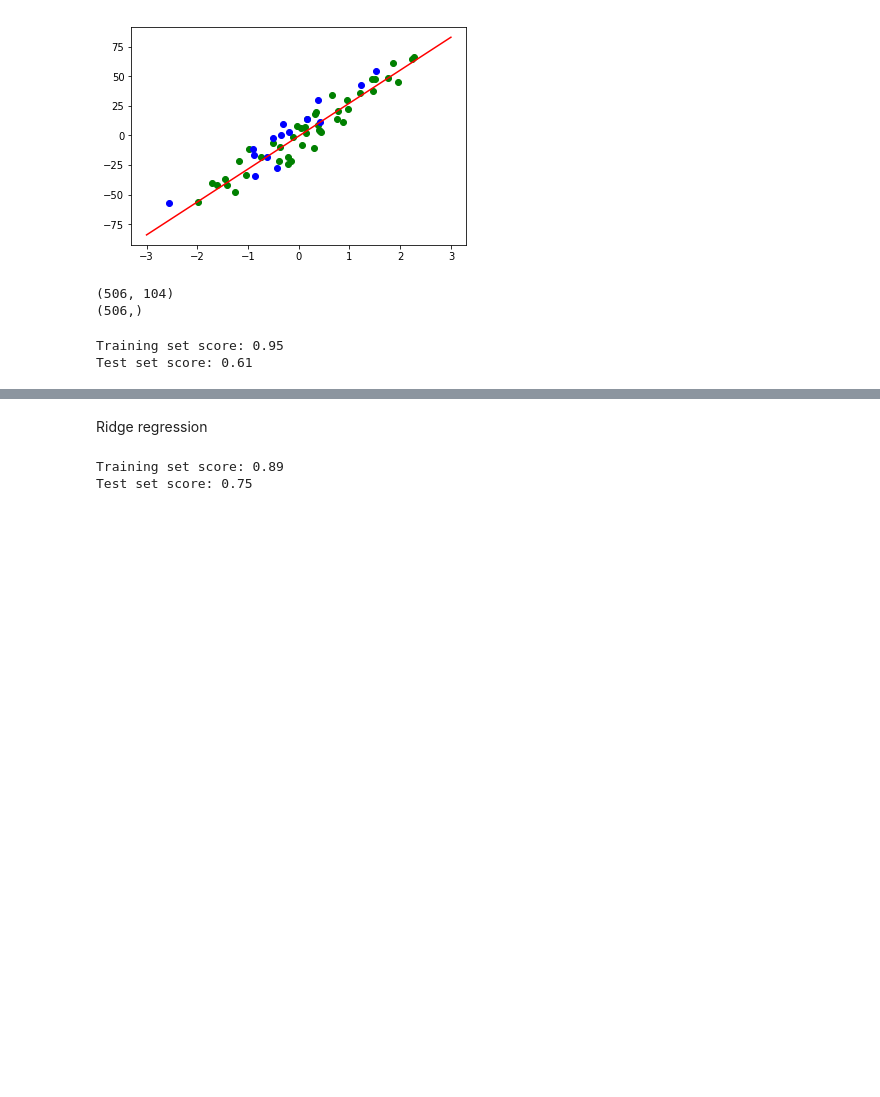
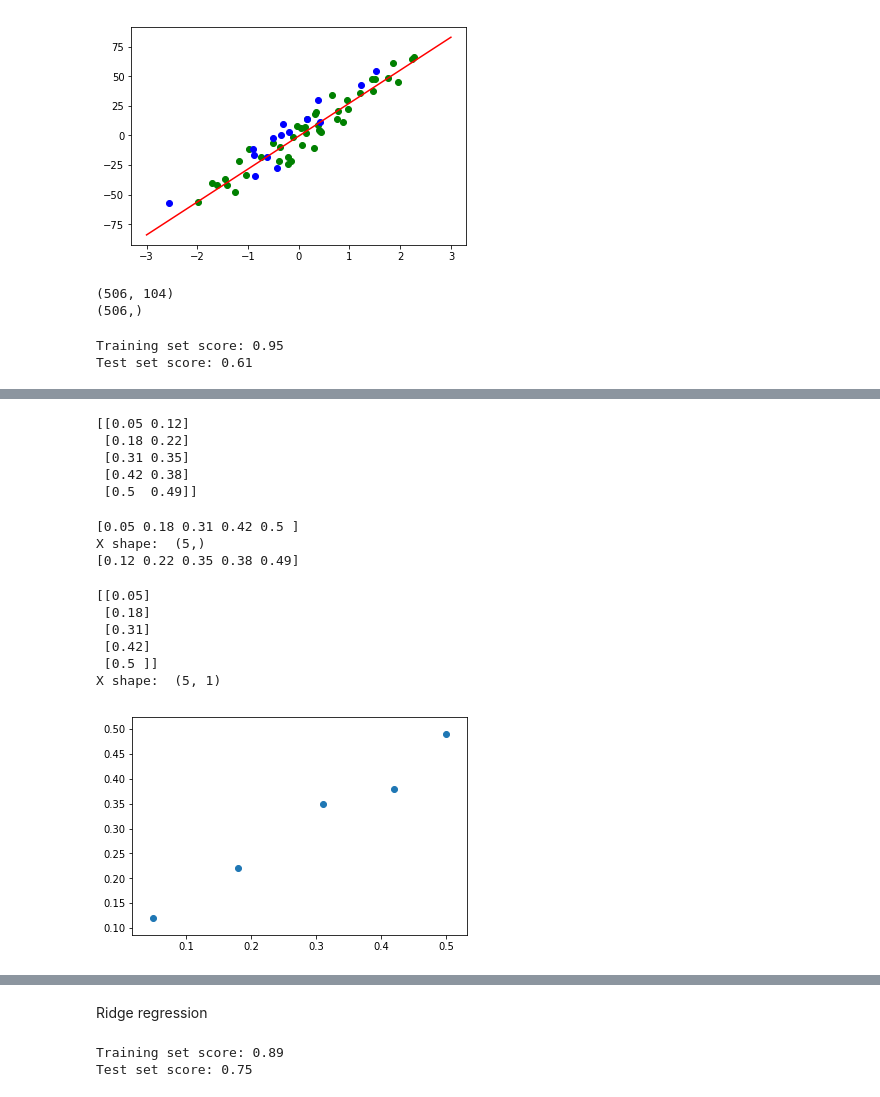
Before and after one commit to geniuschinchillas/ChinchillasSnack, a Jupyter notebook: Supervised Learning/Linear_Models.ipynb, the cells around one changed output, grey strips where cells are left out. Saved outputs shown, nothing was run; the diff lists cells and outputs as text; code cells hidden in the pictures; blank space fills up the shorter version.

```diff
--- a/Supervised Learning/Linear_Models.ipynb
+++ b/Supervised Learning/Linear_Models.ipynb
@@ -109,0 +127,40 @@ Test set score: 0.61
+# %%
+data = array([
+    [0.05, 0.12],
+    [0.18, 0.22],
+    [0.31, 0.35],
+    [0.42, 0.38],
+    [0.5, 0.49]
+])
+print(data)
+# %% [output]
+[[0.05 0.12]
+ [0.18 0.22]
+ [0.31 0.35]
+ [0.42 0.38]
+ [0.5  0.49]]
+# %%
+X, y =data[:,0], data[:,1]
+print(X)
+print("X shape: ", X.shape)
+print(y)
+# %% [output]
+[0.05 0.18 0.31 0.42 0.5 ]
+X shape:  (5,)
+[0.12 0.22 0.35 0.38 0.49]
+# %%
+X = X.reshape((len(X), 1))
+print(X)
+print("X shape: ", X.shape)
+# %% [output]
+[[0.05]
+ [0.18]
+ [0.31]
+ [0.42]
+ [0.5 ]]
+X shape:  (5, 1)
+# %%
+plt.scatter(X, y)
+plt.show()
+# %% [output]
+[figure, added]
```
Also changed, not shown: parts of 26 cells of this notebook.
